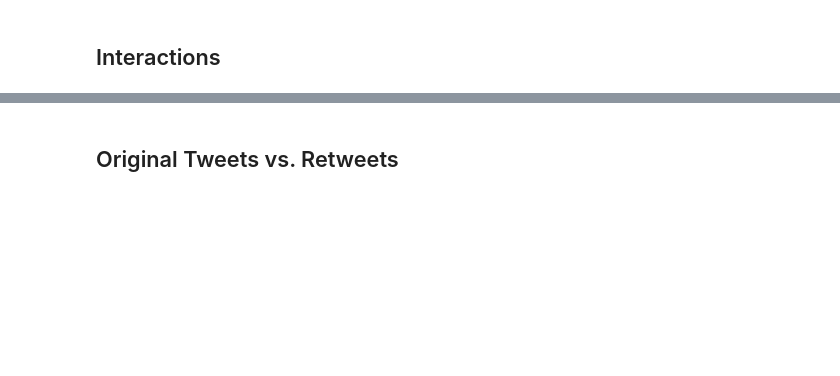
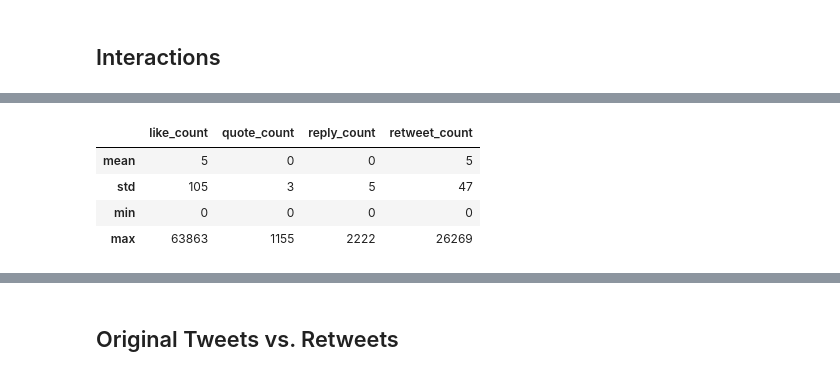
Before and after one commit to sarahkpardo/social-media-data-analysis, a Jupyter notebook: data_summary.ipynb, the cells around one changed output, grey strips where cells are left out. Saved outputs shown, nothing was run; the diff lists cells and outputs as text; code cells hidden in the pictures; blank space fills up the shorter version.

```diff
--- a/data_summary.ipynb
+++ b/data_summary.ipynb
@@ -226,0 +341,4 @@ interactions
+# %%
+interactions_before = (campaign
+                       .describe()
+                      )
@@ -226,0 +350,11 @@ interactions
+# %%
+(interactions_before
+ .loc[stats][counts]
+ .astype('int')
+)
+# %% [output]
+|  | like_count | quote_count | reply_count | retweet_count |
+| mean | 5 | 0 | 0 | 5 |
+| std | 105 | 3 | 5 | 47 |
+| min | 0 | 0 | 0 | 0 |
+| max | 63863 | 1155 | 2222 | 26269 |
```
Also changed, not shown: parts of 42 cells of this notebook, 5 other files.
